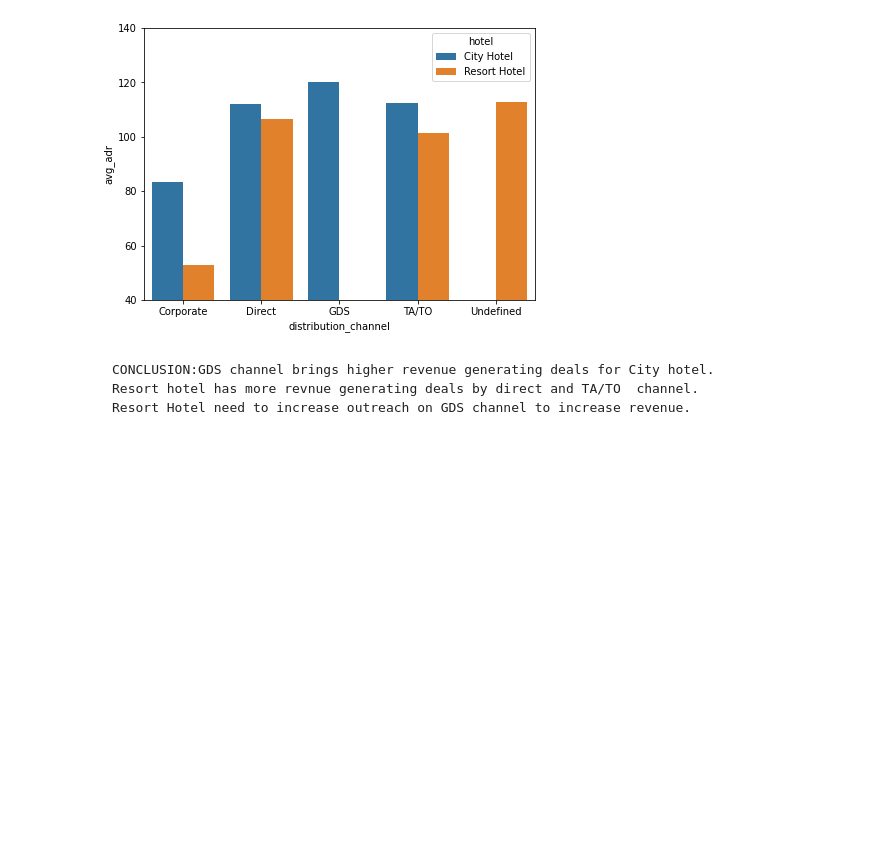
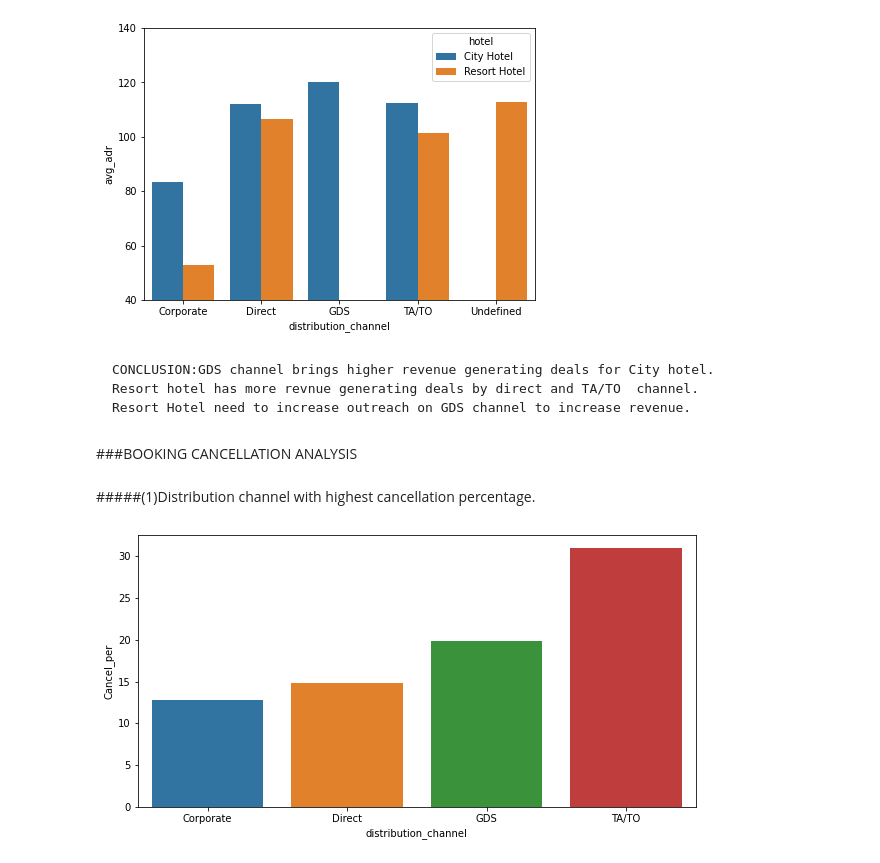
Before and after one commit to Adeve903/Ambuj-EDA-Hotel-booking, a Jupyter notebook: Hotel_Booking_Analysis_Capstone_Project.ipynb, the cells around one changed output. Drawn from its saved outputs; the diff is of its cells as text; code cells hidden in the pictures; blank space fills up the shorter version.

```diff
--- a/Hotel_Booking_Analysis_Capstone_Project.ipynb
+++ b/Hotel_Booking_Analysis_Capstone_Project.ipynb
@@ -449,3 +447,14 @@ plt.show()
     CONCLUSION:GDS channel brings higher revenue generating deals for City hotel.
     Resort hotel has more revnue generating deals by direct and TA/TO  channel.
     Resort Hotel need to increase outreach on GDS channel to increase revenue.
+# %% [markdown]
+###BOOKING CANCELLATION ANALYSIS
+# %% [markdown]
+#####(1)Distribution channel with highest cancellation percentage.
+# %%
+hotel_pd = pd.DataFrame((group_by_dist['is_canceled'].sum()/group_by_dist.size())*100).drop(index = 'Undefined').rename(columns = {0: 'Cancel_per'})
+plt.figure(figsize = (10,5))
+sbn.barplot(x = hotel_pd.index, y = hotel_pd['Cancel_per'])
+plt.show()
+# %% [output]
+[figure, added]
```
Also changed, not shown: parts of 19 cells of this notebook.
